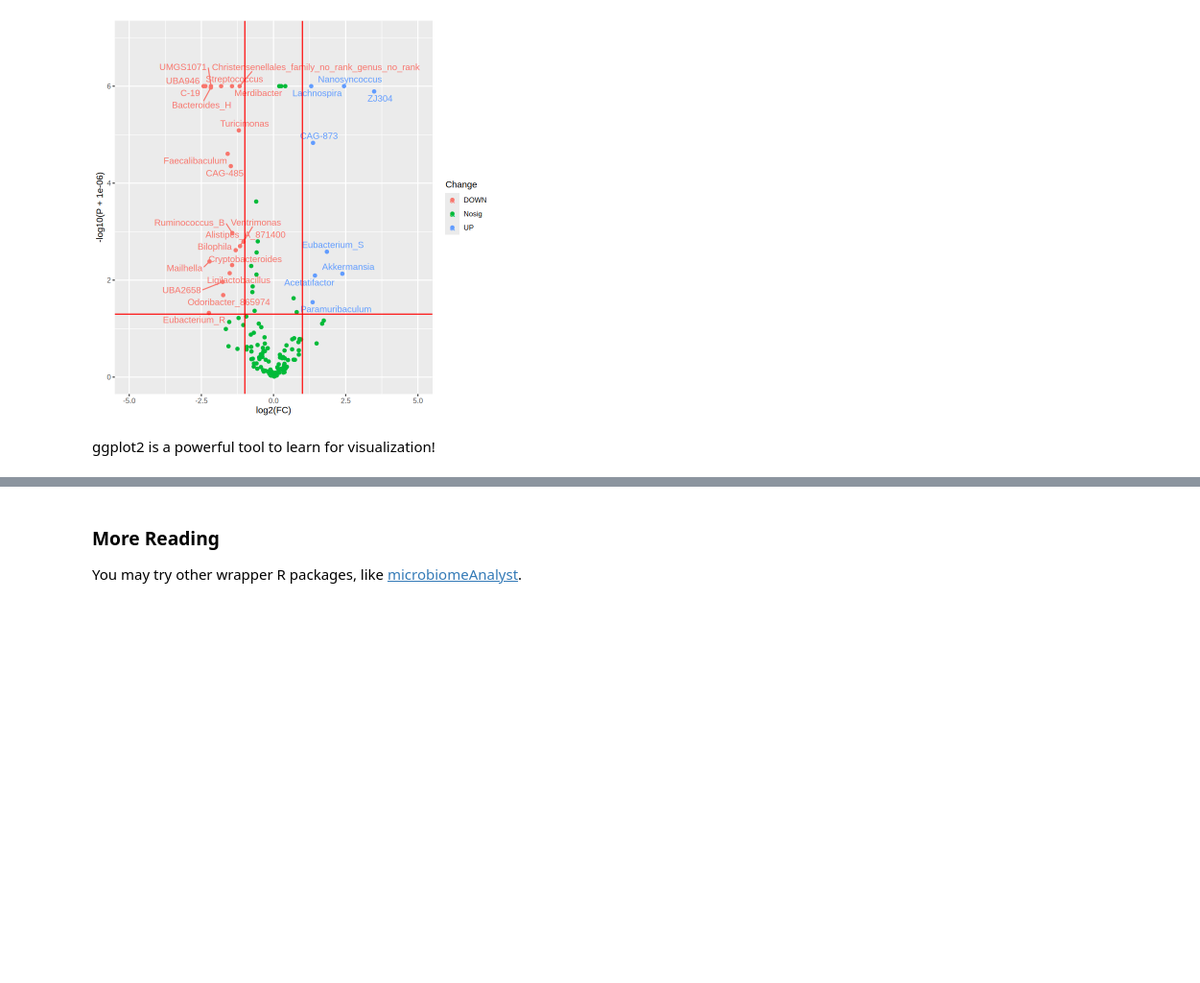
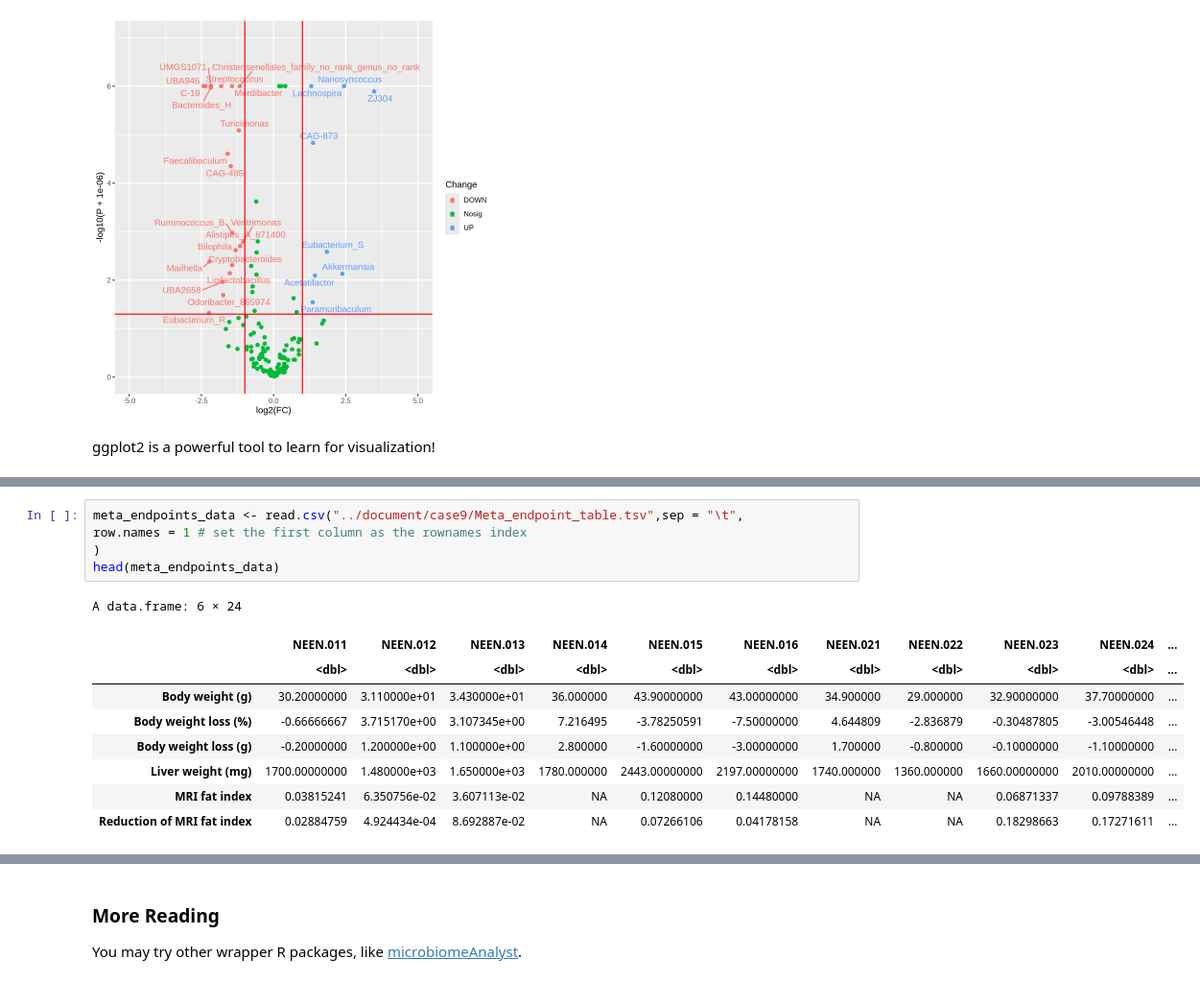
Before and after one commit to nedchen2/DecodingMicrobiota, a Jupyter notebook: content/03-Micro-Decode.ipynb, the cells around one changed output, grey strips where cells are left out. Shown at 96% size. Saved outputs shown, nothing was run; the diff lists cells and outputs as text; blank space fills up the shorter version.

```diff
--- a/content/03-Micro-Decode.ipynb
+++ b/content/03-Micro-Decode.ipynb
@@ -974,0 +1012,15 @@ ggplot2 is a powerful tool to learn for visualization!
+# %%
+meta_endpoints_data <- read.csv("../document/case9/Meta_endpoint_table.tsv",sep = "\t",
+row.names = 1 # set the first column as the rownames index
+)
+head(meta_endpoints_data)
+# %% [output]
+A data.frame: 6 × 24
+|  | NEEN.011 | NEEN.012 | NEEN.013 | NEEN.014 | NEEN.015 | NEEN.016 | NEEN.021 | NEEN.022 | NEEN.023 | NEEN.024 | ... |
+|  | <dbl> | <dbl> | <dbl> | <dbl> | <dbl> | <dbl> | <dbl> | <dbl> | <dbl> | <dbl> | ... |
+| Body weight (g) | 30.20000000 | 3.110000e+01 | 3.430000e+01 | 36.000000 | 43.90000000 | 43.00000000 | 34.900000 | 29.000000 | 32.90000000 | 37.70000000 | ... |
+| Body weight loss (%) | -0.66666667 | 3.715170e+00 | 3.107345e+00 | 7.216495 | -3.78250591 | -7.50000000 | 4.644809 | -2.836879 | -0.30487805 | -3.00546448 | ... |
+| Body weight loss (g) | -0.20000000 | 1.200000e+00 | 1.100000e+00 | 2.800000 | -1.60000000 | -3.00000000 | 1.700000 | -0.800000 | -0.10000000 | -1.10000000 | ... |
+| Liver weight (mg) | 1700.00000000 | 1.480000e+03 | 1.650000e+03 | 1780.000000 | 2443.00000000 | 2197.00000000 | 1740.000000 | 1360.000000 | 1660.00000000 | 2010.00000000 | ... |
+| MRI fat index | 0.03815241 | 6.350756e-02 | 3.607113e-02 | NA | 0.12080000 | 0.14480000 | NA | NA | 0.06871337 | 0.09788389 | ... |
+| Reduction of MRI fat index | 0.02884759 | 4.924434e-04 | 8.692887e-02 | NA | 0.07266106 | 0.04178158 | NA | NA | 0.18298663 | 0.17271611 | ... |
```
Also changed, not shown: parts of 18 cells of this notebook, 11 other files.
